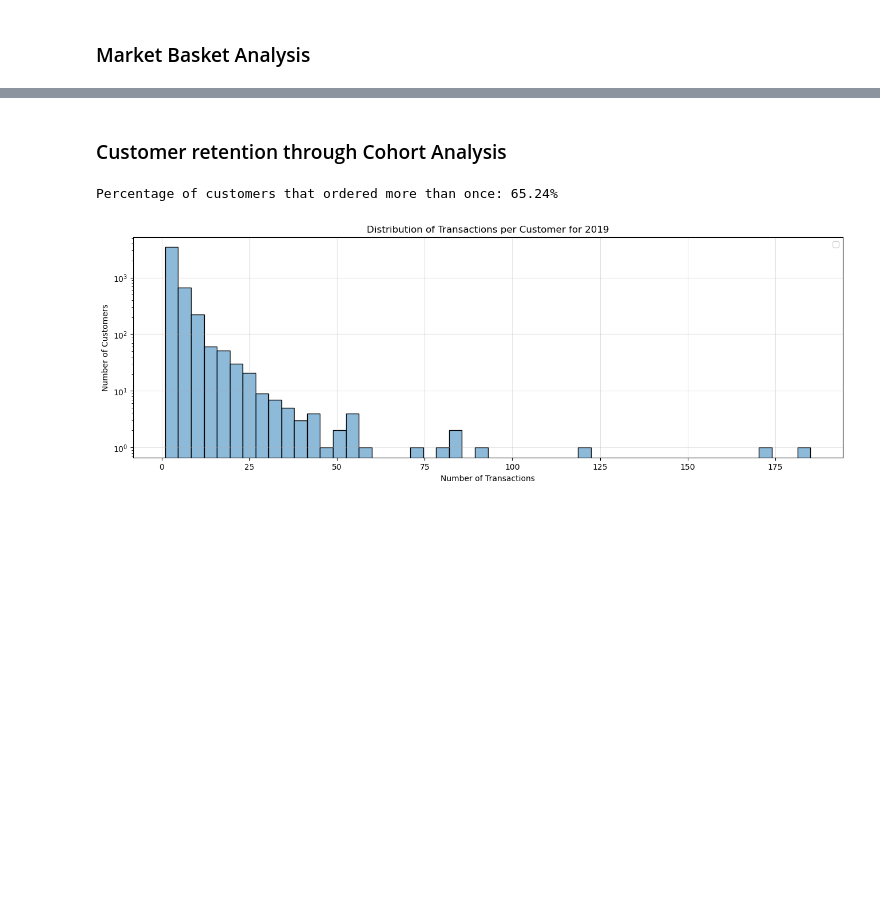
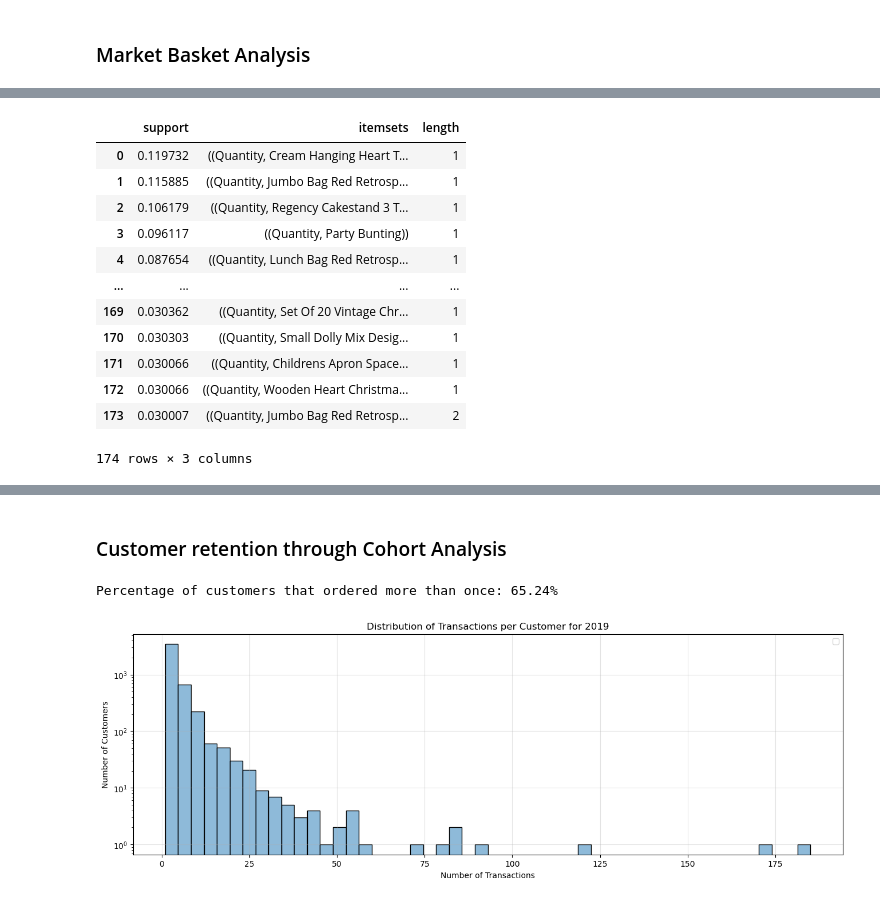
Before and after one commit to SyNikolai/EcommerceAnalytics, a Jupyter notebook: ecommerce.ipynb, the cells around one changed output, grey strips where cells are left out. Drawn from its saved outputs; the diff is of its cells as text; code cells hidden in the pictures; blank space fills up the shorter version.

```diff
--- a/ecommerce.ipynb
+++ b/ecommerce.ipynb
@@ -678,0 +666,19 @@ Index(['Transaction_id', 'Date', 'Product_id', 'Product_name', 'Price',
+# %%
+# Use the apriori algorith to find the frequently bought item sets bought in the data
+freq_itemsets =  apriori(mba, min_support=0.03, use_colnames=True).sort_values("support",ascending=False).reset_index(drop=True)
+freq_itemsets["length"] = freq_itemsets["itemsets"].apply(lambda x: len(x))
+freq_itemsets
+# %% [output]
+|  | support | itemsets | length |
+| 0 | 0.119732 | ((Quantity, Cream Hanging Heart T... | 1 |
+| 1 | 0.115885 | ((Quantity, Jumbo Bag Red Retrosp... | 1 |
+| 2 | 0.106179 | ((Quantity, Regency Cakestand 3 T... | 1 |
+| 3 | 0.096117 | ((Quantity, Party Bunting)) | 1 |
+| 4 | 0.087654 | ((Quantity, Lunch Bag Red Retrosp... | 1 |
+| ... | ... | ... | ... |
+| 169 | 0.030362 | ((Quantity, Set Of 20 Vintage Chr... | 1 |
+| 170 | 0.030303 | ((Quantity, Small Dolly Mix Desig... | 1 |
+| 171 | 0.030066 | ((Quantity, Childrens Apron Space... | 1 |
+| 172 | 0.030066 | ((Quantity, Wooden Heart Christma... | 1 |
+| 173 | 0.030007 | ((Quantity, Jumbo Bag Red Retrosp... | 2 |
+174 rows × 3 columns
```
Also changed, not shown: parts of 16 cells of this notebook.
